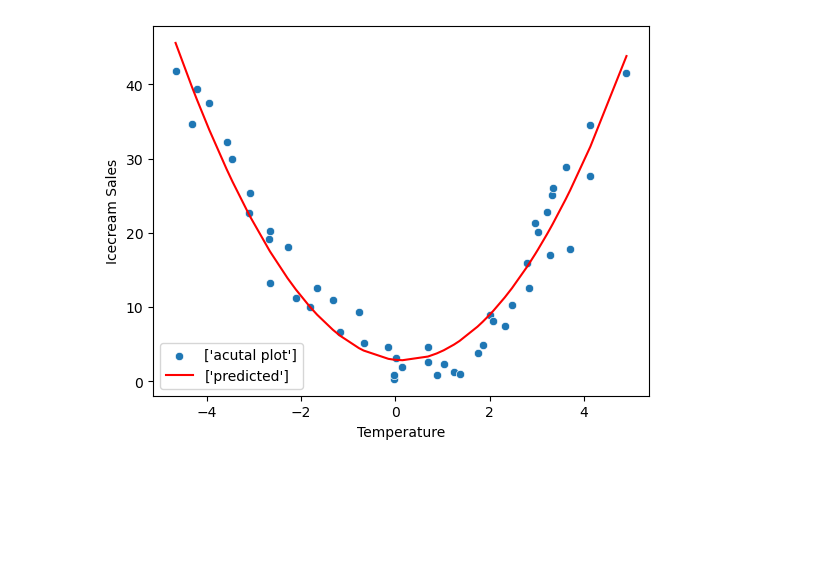
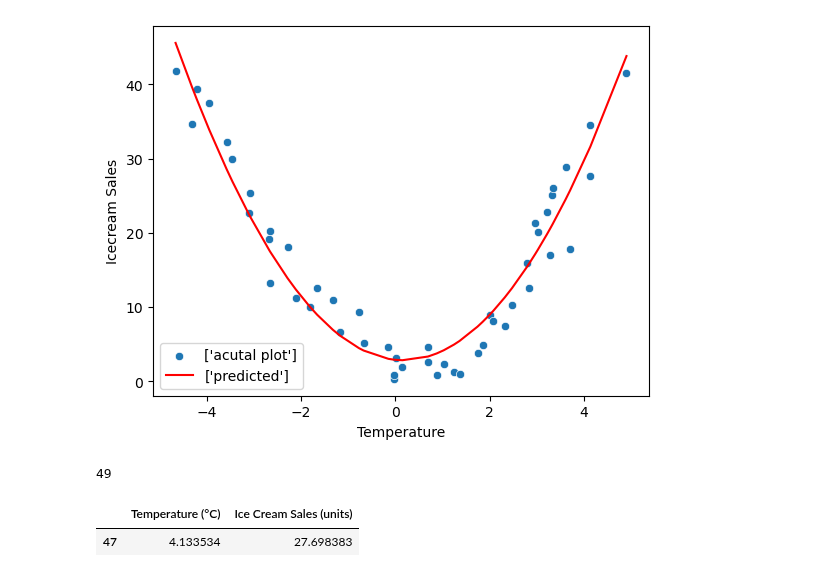
Before and after one commit to SandeshKhatiwada05/Data-Science-And-Machine-Learning-Course, a Jupyter notebook: 29_Polynomial_Regression.ipynb, the cells around one changed output. Cells and saved outputs as stored; diff of their text form; code cells hidden in the pictures; blank space fills up the shorter version.

Commit message:
iloc at position

```diff
--- a/29_Polynomial_Regression.ipynb
+++ b/29_Polynomial_Regression.ipynb
@@ -97,3 +97,12 @@ plt.ylabel("Icecream Sales")
 plt.show()
 # %% [output]
 [figure]
+# %%
+len(dataset)
+# %% [output]
+49
+# %%
+dataset.iloc[[47]]
+# %% [output]
+|  | Temperature (°C) | Ice Cream Sales (units) |
+| 47 | 4.133534 | 27.698383 |
```
